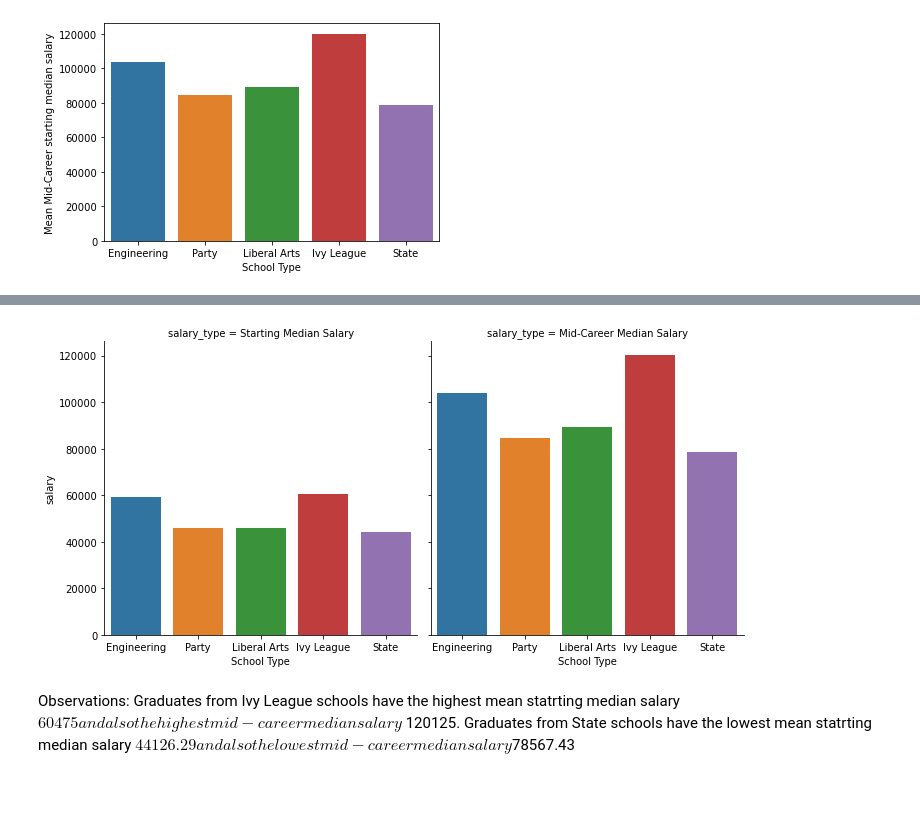
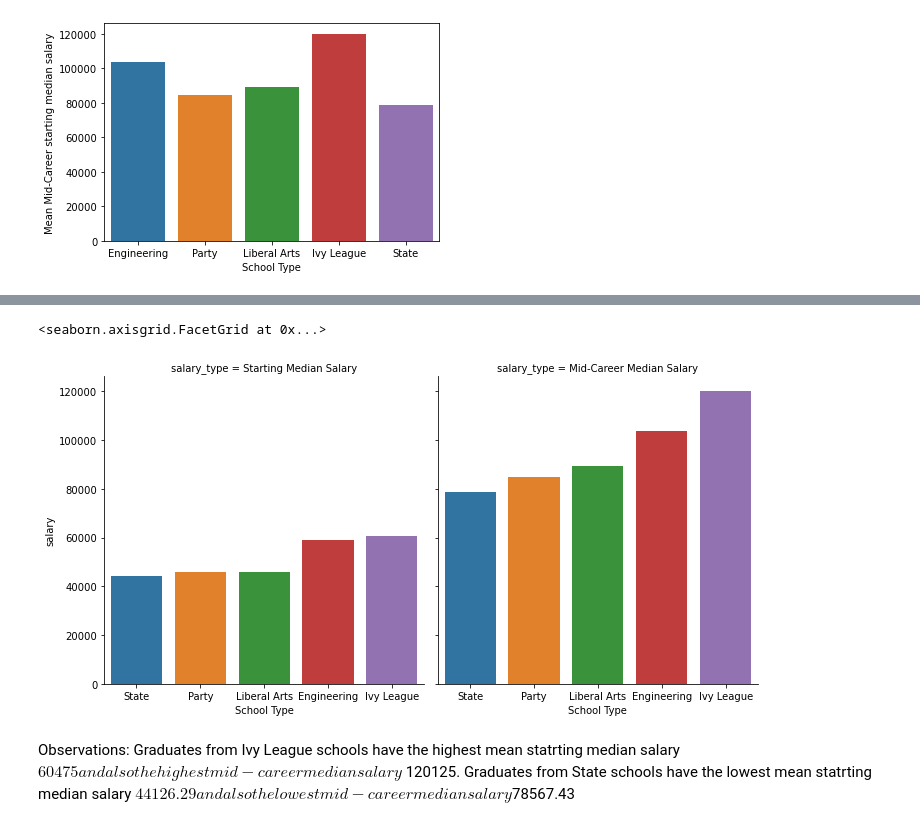
Before and after one commit to xinwang-us/DataScienceCapstoneTwo, a Jupyter notebook: CapstoneProject2_EDA.ipynb, the cells around one changed output, grey strips where cells are left out. Saved outputs shown, nothing was run; the diff lists cells and outputs as text; code cells hidden in the pictures; blank space fills up the shorter version.

```diff
--- a/CapstoneProject2_EDA.ipynb
+++ b/CapstoneProject2_EDA.ipynb
@@ -153,0 +118,4 @@ See the caveats in the documentation: https://pandas.pydata.org/pandas-docs/stab
+# %%
+college_type_salary_mean= salaries_by_college_type_df.groupby('School Type')[['Starting Median Salary', \
+                                                                              'Mid-Career Median Salary']].mean()
+college_type_salary_mean.head(10)
@@ -153,0 +136,6 @@ See the caveats in the documentation: https://pandas.pydata.org/pandas-docs/stab
+# %%
+school_type_salary = pd.melt(college_type_salary_mean, id_vars=['School Type'], \
+                             var_name='salary_type', value_vars=['Starting Median Salary', 'Mid-Career Median Salary'], \
+                             value_name='salary').sort_values(by='salary')
+
+school_type_salary
@@ -154,8 +154,8 @@ See the caveats in the documentation: https://pandas.pydata.org/pandas-docs/stab
 # %%
-sns.catplot(x='School Type', y='salary', data=sub_df, kind='bar', col='salary_type', ci=None)
-plt.tight_layout()
+sns.catplot(x='School Type', y='salary', data=school_type_salary, kind='bar', col='salary_type')
 # %% [output]
+<seaborn.axisgrid.FacetGrid at 0x...>
-[figure, old version]
+[figure, new version]
 # %% [markdown]
 Observations: Graduates from Ivy League schools have the highest mean statrting median salary $60475 and also the highest
               mid-career median salary $120125. Graduates from State schools have the lowest mean statrting median salary
```
Also changed, not shown: parts of 11 cells of this notebook.
